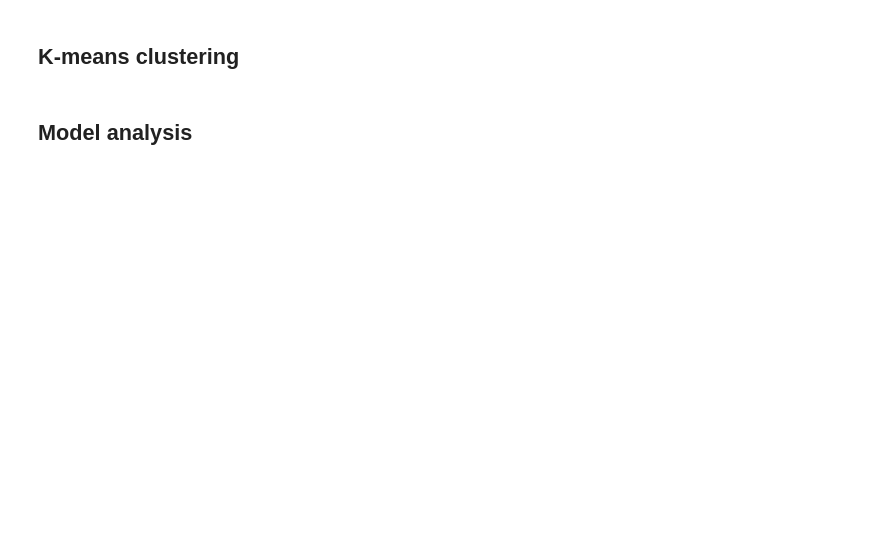
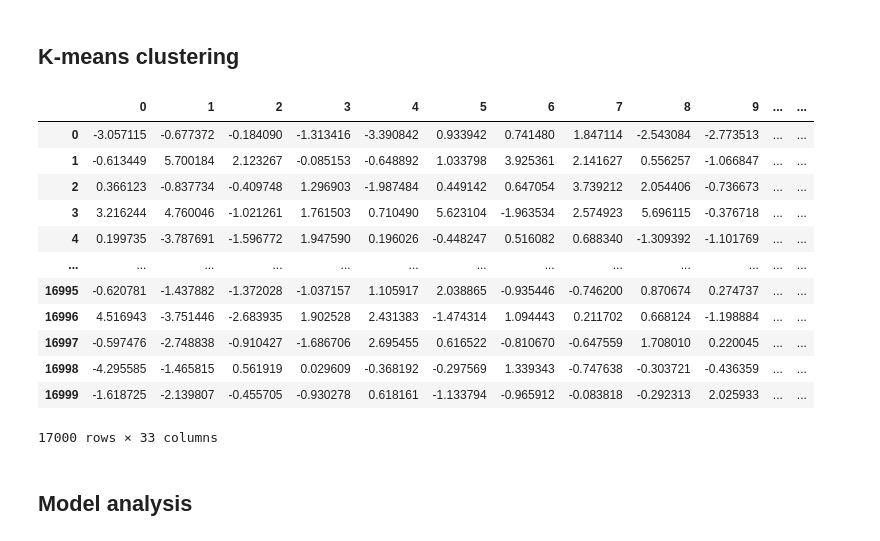
Before and after one commit to trant22t/data-science-nanodegree, a Jupyter notebook: starbucks_optimization_strategy/customer_segmentation/customer_segmentation_2.ipynb, the cells around one changed output. Cells and saved outputs as stored; diff of their text form; code cells hidden in the pictures; blank space fills up the shorter version.

Commit message:
do PCA and apply k-means clustering to customer segmentation data project

```diff
--- a/starbucks_optimization_strategy/customer_segmentation/customer_segmentation_2.ipynb
+++ b/starbucks_optimization_strategy/customer_segmentation/customer_segmentation_2.ipynb
@@ -421,0 +412,2 @@ all_profiles['gender'].fillna(imputed_gender, inplace=True)
+# %%
+imputed_all_profiles = pd.concat([main_profiles, unspecified_profiles])
@@ -426,5 +431,9 @@ PCA and scaling/normalization
 # %%
-modeling_data = all_profiles.drop(['id', 'age_bin', 'income_bin'], axis=1)
+modeling_data = (
+    imputed_all_profiles
+    .drop(['id', 'age_bin', 'income_bin'], axis=1)
+    .reset_index(drop=True)
+)
 modeling_data = pd.get_dummies(modeling_data, columns=['gender'], prefix_sep='_')
 # %%
 scaler = StandardScaler()
@@ -446,0 +456,3 @@ plt.show()
+# %%
+pca = PCA(.95)  # choose the minimum number of PC such that 95% of the variance is retained
+pca.fit(X)
@@ -447,4 +473,26 @@ plt.show()
 # %% [markdown]
 ## K-means clustering
+# %%
+pca_transformed = pca.transform(X)
+# %%
+km = KMeans(n_clusters=3)
+clusters = km.fit_predict(pca_transformed)
+pca_df = pd.DataFrame(pca_transformed)
+pca_df['label'] = clusters
+pca_df
+# %% [output]
+|  | 0 | 1 | 2 | 3 | 4 | 5 | 6 | 7 | 8 | 9 | ... | ... |
+| 0 | -3.057115 | -0.677372 | -0.184090 | -1.313416 | -3.390842 | 0.933942 | 0.741480 | 1.847114 | -2.543084 | -2.773513 | ... | ... |
+| 1 | -0.613449 | 5.700184 | 2.123267 | -0.085153 | -0.648892 | 1.033798 | 3.925361 | 2.141627 | 0.556257 | -1.066847 | ... | ... |
+| 2 | 0.366123 | -0.837734 | -0.409748 | 1.296903 | -1.987484 | 0.449142 | 0.647054 | 3.739212 | 2.054406 | -0.736673 | ... | ... |
+| 3 | 3.216244 | 4.760046 | -1.021261 | 1.761503 | 0.710490 | 5.623104 | -1.963534 | 2.574923 | 5.696115 | -0.376718 | ... | ... |
+| 4 | 0.199735 | -3.787691 | -1.596772 | 1.947590 | 0.196026 | -0.448247 | 0.516082 | 0.688340 | -1.309392 | -1.101769 | ... | ... |
+| ... | ... | ... | ... | ... | ... | ... | ... | ... | ... | ... | ... | ... |
+| 16995 | -0.620781 | -1.437882 | -1.372028 | -1.037157 | 1.105917 | 2.038865 | -0.935446 | -0.746200 | 0.870674 | 0.274737 | ... | ... |
+| 16996 | 4.516943 | -3.751446 | -2.683935 | 1.902528 | 2.431383 | -1.474314 | 1.094443 | 0.211702 | 0.668124 | -1.198884 | ... | ... |
+| 16997 | -0.597476 | -2.748838 | -0.910427 | -1.686706 | 2.695455 | 0.616522 | -0.810670 | -0.647559 | 1.708010 | 0.220045 | ... | ... |
+| 16998 | -4.295585 | -1.465815 | 0.561919 | 0.029609 | -0.368192 | -0.297569 | 1.339343 | -0.747638 | -0.303721 | -0.436359 | ... | ... |
+| 16999 | -1.618725 | -2.139807 | -0.455705 | -0.930278 | 0.618161 | -1.133794 | -0.965912 | -0.083818 | -0.292313 | 2.025933 | ... | ... |
+17000 rows × 33 columns
 # %% [markdown]
 ## Model analysis
```
Also changed, not shown: parts of 19 cells of this notebook.
